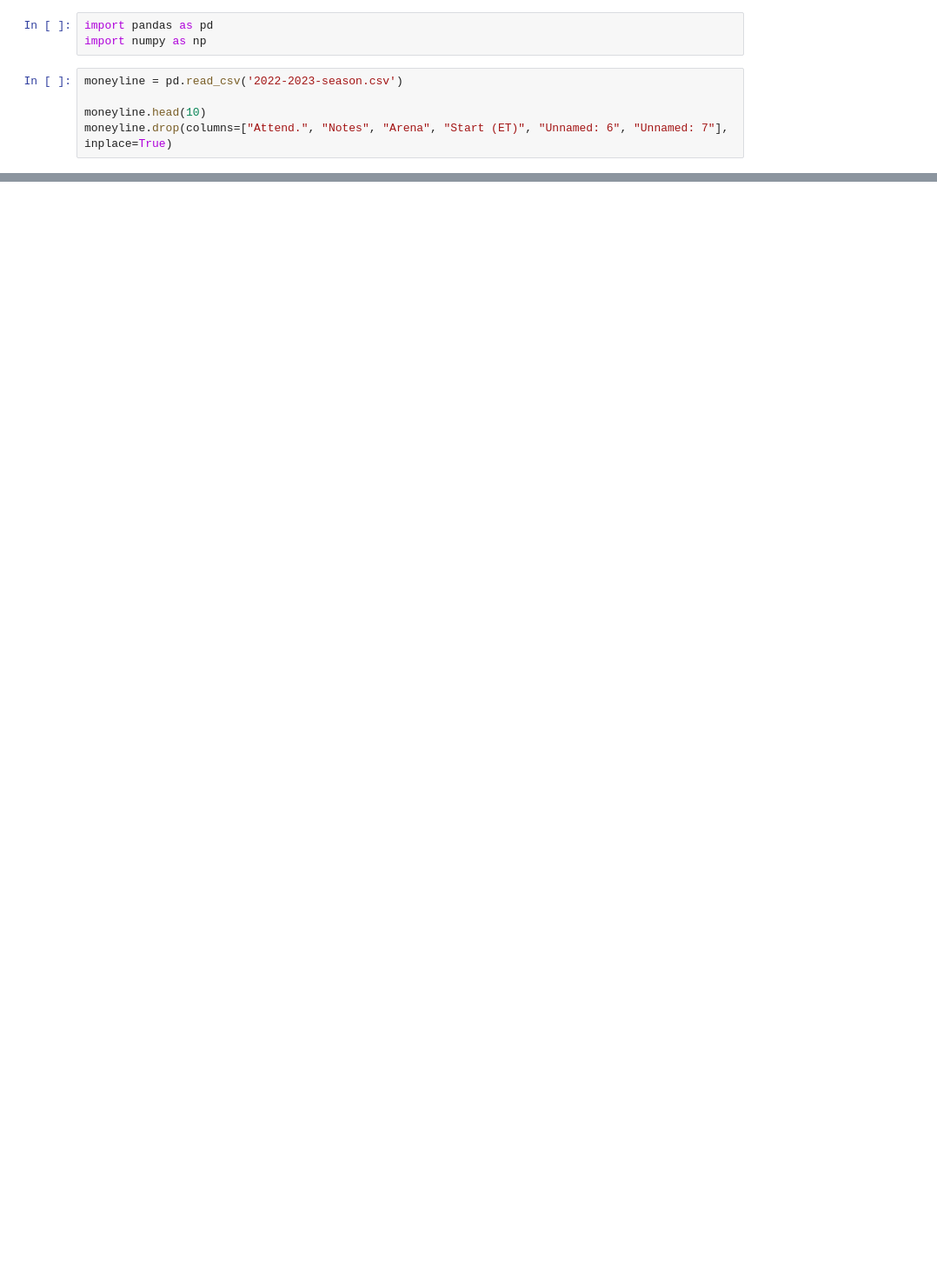
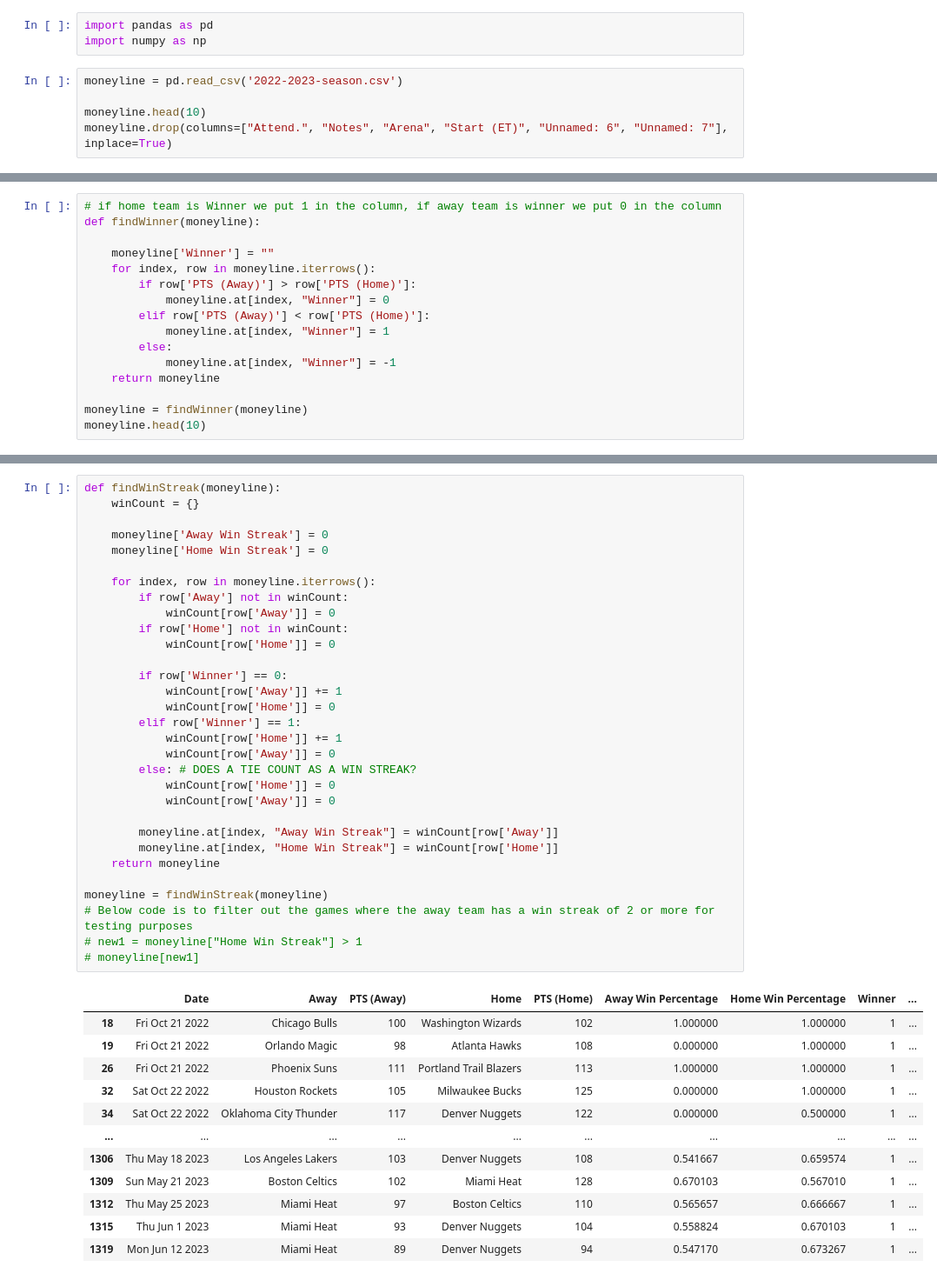
Before and after one commit to parminpatel28/MSCI-446-Project, a Jupyter notebook: moneyline/moneyline.ipynb, the cells around one changed output, grey strips where cells are left out. Shown at 87% size. Saved outputs shown, nothing was run; the diff lists cells and outputs as text; blank space fills up the shorter version.

Commit message:
completed the columns missing 1 column tho

```diff
--- a/moneyline/moneyline.ipynb
+++ b/moneyline/moneyline.ipynb
@@ -73,0 +74,16 @@ moneyline
+# %%
+# if home team is Winner we put 1 in the column, if away team is winner we put 0 in the column
+def findWinner(moneyline):
+
+    moneyline['Winner'] = ""
+    for index, row in moneyline.iterrows():
+        if row['PTS (Away)'] > row['PTS (Home)']:
+            moneyline.at[index, "Winner"] = 0
+        elif row['PTS (Away)'] < row['PTS (Home)']:
+            moneyline.at[index, "Winner"] = 1
+        else:
+            moneyline.at[index, "Winner"] = -1
+    return moneyline
+
+moneyline = findWinner(moneyline)
+moneyline.head(10)
@@ -73,0 +102,44 @@ moneyline
+# %%
+def findWinStreak(moneyline):
+    winCount = {}
+
+    moneyline['Away Win Streak'] = 0
+    moneyline['Home Win Streak'] = 0
+
+    for index, row in moneyline.iterrows():
+        if row['Away'] not in winCount:
+            winCount[row['Away']] = 0
+        if row['Home'] not in winCount:
+            winCount[row['Home']] = 0
+
+        if row['Winner'] == 0:
+            winCount[row['Away']] += 1
+            winCount[row['Home']] = 0
+        elif row['Winner'] == 1:
+            winCount[row['Home']] += 1
+            winCount[row['Away']] = 0
+        else: # DOES A TIE COUNT AS A WIN STREAK?
+            winCount[row['Home']] = 0
+            winCount[row['Away']] = 0
+
+        moneyline.at[index, "Away Win Streak"] = winCount[row['Away']]
+        moneyline.at[index, "Home Win Streak"] = winCount[row['Home']]
+    return moneyline
+
+moneyline = findWinStreak(moneyline)
+# Below code is to filter out the games where the away team has a win streak of 2 or more for testing purposes
+# new1 = moneyline["Home Win Streak"] > 1
+# moneyline[new1]
+# %% [output]
+|  | Date | Away | PTS (Away) | Home | PTS (Home) | Away Win Percentage | Home Win Percentage | Winner | ... |
+| 18 | Fri Oct 21 2022 | Chicago Bulls | 100 | Washington Wizards | 102 | 1.000000 | 1.000000 | 1 | ... |
+| 19 | Fri Oct 21 2022 | Orlando Magic | 98 | Atlanta Hawks | 108 | 0.000000 | 1.000000 | 1 | ... |
+| 26 | Fri Oct 21 2022 | Phoenix Suns | 111 | Portland Trail Blazers | 113 | 1.000000 | 1.000000 | 1 | ... |
+| 32 | Sat Oct 22 2022 | Houston Rockets | 105 | Milwaukee Bucks | 125 | 0.000000 | 1.000000 | 1 | ... |
+| 34 | Sat Oct 22 2022 | Oklahoma City Thunder | 117 | Denver Nuggets | 122 | 0.000000 | 0.500000 | 1 | ... |
+| ... | ... | ... | ... | ... | ... | ... | ... | ... | ... |
+| 1306 | Thu May 18 2023 | Los Angeles Lakers | 103 | Denver Nuggets | 108 | 0.541667 | 0.659574 | 1 | ... |
+| 1309 | Sun May 21 2023 | Boston Celtics | 102 | Miami Heat | 128 | 0.670103 | 0.567010 | 1 | ... |
+| 1312 | Thu May 25 2023 | Miami Heat | 97 | Boston Celtics | 110 | 0.565657 | 0.666667 | 1 | ... |
+| 1315 | Thu Jun 1 2023 | Miami Heat | 93 | Denver Nuggets | 104 | 0.558824 | 0.670103 | 1 | ... |
+| 1319 | Mon Jun 12 2023 | Miami Heat | 89 | Denver Nuggets | 94 | 0.547170 | 0.673267 | 1 | ... |
```
Also changed, not shown: parts of 4 cells of this notebook.
